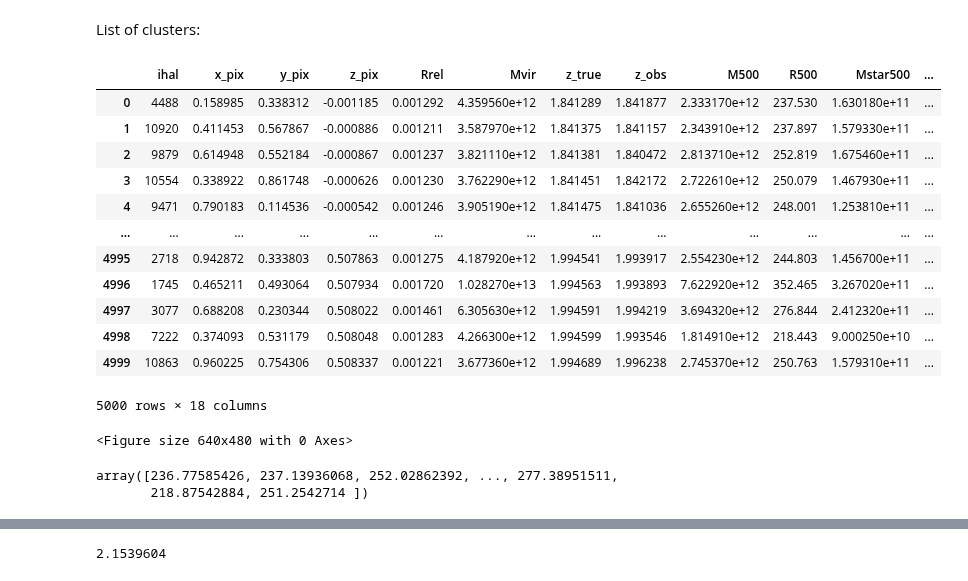
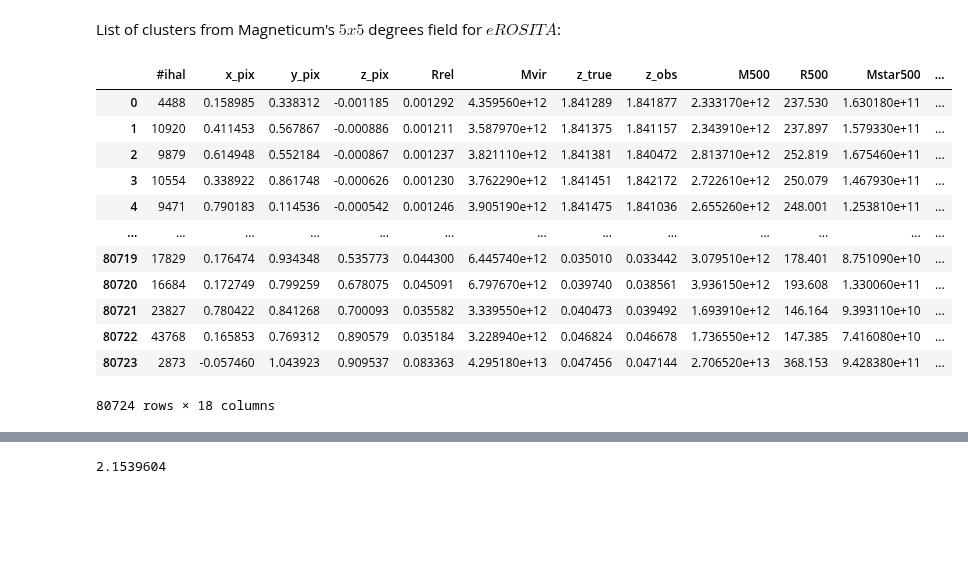
Before and after one commit to pi4imu/magneticum, a Jupyter notebook: mm_hmf_clusters.ipynb, the cells around one changed output, grey strips where cells are left out. Drawn from its saved outputs; the diff is of its cells as text; code cells hidden in the pictures; blank space fills up the shorter version.

```diff
--- a/mm_hmf_clusters.ipynb
+++ b/mm_hmf_clusters.ipynb
@@ -12,39 +13,19 @@ mm_agn_clusters.ipynb  mm_hmf_clusters.ipynb  mm_merge_photons.ipynb  README.md
 # %% [markdown]
-List of clusters:
+List of clusters from Magneticum's $5x5$ degrees field for $\textit{eROSITA}$:
 # %%
-spisok = pd.read_csv("../data/eROSITA_5.0x5.0/Catalouges/cluster.dat", sep='\s+')[:5000]
+spisok = pd.read_csv("../data/eROSITA_5.0x5.0/Catalouges/cluster.dat", sep='\s+')
 spisok
 # %% [output]
-|  | ihal | x_pix | y_pix | z_pix | Rrel | Mvir | z_true | z_obs | M500 | R500 | Mstar500 | ... |
+|  | #ihal | x_pix | y_pix | z_pix | Rrel | Mvir | z_true | z_obs | M500 | R500 | Mstar500 | ... |
 | 0 | 4488 | 0.158985 | 0.338312 | -0.001185 | 0.001292 | 4.359560e+12 | 1.841289 | 1.841877 | 2.333170e+12 | 237.530 | 1.630180e+11 | ... |
 | 1 | 10920 | 0.411453 | 0.567867 | -0.000886 | 0.001211 | 3.587970e+12 | 1.841375 | 1.841157 | 2.343910e+12 | 237.897 | 1.579330e+11 | ... |
 | 2 | 9879 | 0.614948 | 0.552184 | -0.000867 | 0.001237 | 3.821110e+12 | 1.841381 | 1.840472 | 2.813710e+12 | 252.819 | 1.675460e+11 | ... |
 | 3 | 10554 | 0.338922 | 0.861748 | -0.000626 | 0.001230 | 3.762290e+12 | 1.841451 | 1.842172 | 2.722610e+12 | 250.079 | 1.467930e+11 | ... |
 | 4 | 9471 | 0.790183 | 0.114536 | -0.000542 | 0.001246 | 3.905190e+12 | 1.841475 | 1.841036 | 2.655260e+12 | 248.001 | 1.253810e+11 | ... |
 | ... | ... | ... | ... | ... | ... | ... | ... | ... | ... | ... | ... | ... |
-| 4995 | 2718 | 0.942872 | 0.333803 | 0.507863 | 0.001275 | 4.187920e+12 | 1.994541 | 1.993917 | 2.554230e+12 | 244.803 | 1.456700e+11 | ... |
-| 4996 | 1745 | 0.465211 | 0.493064 | 0.507934 | 0.001720 | 1.028270e+13 | 1.994563 | 1.993893 | 7.622920e+12 | 352.465 | 3.267020e+11 | ... |
-| 4997 | 3077 | 0.688208 | 0.230344 | 0.508022 | 0.001461 | 6.305630e+12 | 1.994591 | 1.994219 | 3.694320e+12 | 276.844 | 2.412320e+11 | ... |
-| 4998 | 7222 | 0.374093 | 0.531179 | 0.508048 | 0.001283 | 4.266300e+12 | 1.994599 | 1.993546 | 1.814910e+12 | 218.443 | 9.000250e+10 | ... |
-| 4999 | 10863 | 0.960225 | 0.754306 | 0.508337 | 0.001221 | 3.677360e+12 | 1.994689 | 1.996238 | 2.745370e+12 | 250.763 | 1.579310e+11 | ... |
+| 80719 | 17829 | 0.176474 | 0.934348 | 0.535773 | 0.044300 | 6.445740e+12 | 0.035010 | 0.033442 | 3.079510e+12 | 178.401 | 8.751090e+10 | ... |
+| 80720 | 16684 | 0.172749 | 0.799259 | 0.678075 | 0.045091 | 6.797670e+12 | 0.039740 | 0.038561 | 3.936150e+12 | 193.608 | 1.330060e+11 | ... |
+| 80721 | 23827 | 0.780422 | 0.841268 | 0.700093 | 0.035582 | 3.339550e+12 | 0.040473 | 0.039492 | 1.693910e+12 | 146.164 | 9.393110e+10 | ... |
+| 80722 | 43768 | 0.165853 | 0.769312 | 0.890579 | 0.035184 | 3.228940e+12 | 0.046824 | 0.046678 | 1.736550e+12 | 147.385 | 7.416080e+10 | ... |
+| 80723 | 2873 | -0.057460 | 1.043923 | 0.909537 | 0.083363 | 4.295180e+13 | 0.047456 | 0.047144 | 2.706520e+13 | 368.153 | 9.428380e+11 | ... |
-5000 rows × 18 columns
+80724 rows × 18 columns
-# %%
-%run -i '../functions.py'
-
-M500s = spisok["M500"]
-R500s = spisok["R500"]
-T500s = spisok["T500"]
-L500s = spisok["Lx500"]
-zs = spisok["z_true"]
-
-#for i in range(0, len(spisok)):
-R500s_rel = R500(M500s, zs)
-T500s_rel = T_X(M500s, zs)
-L500s_rel = L_X(M500s, zs, 0.704)
-# %% [output]
-<Figure size 640x480 with 0 Axes>
-# %%
-R500s_rel
-# %% [output]
-array([236.77585426, 237.13936068, 252.02862392, ..., 277.38951511,
-       218.87542884, 251.2542714 ])
```
Also changed, not shown: parts of 2 cells of this notebook, 2 other files.
